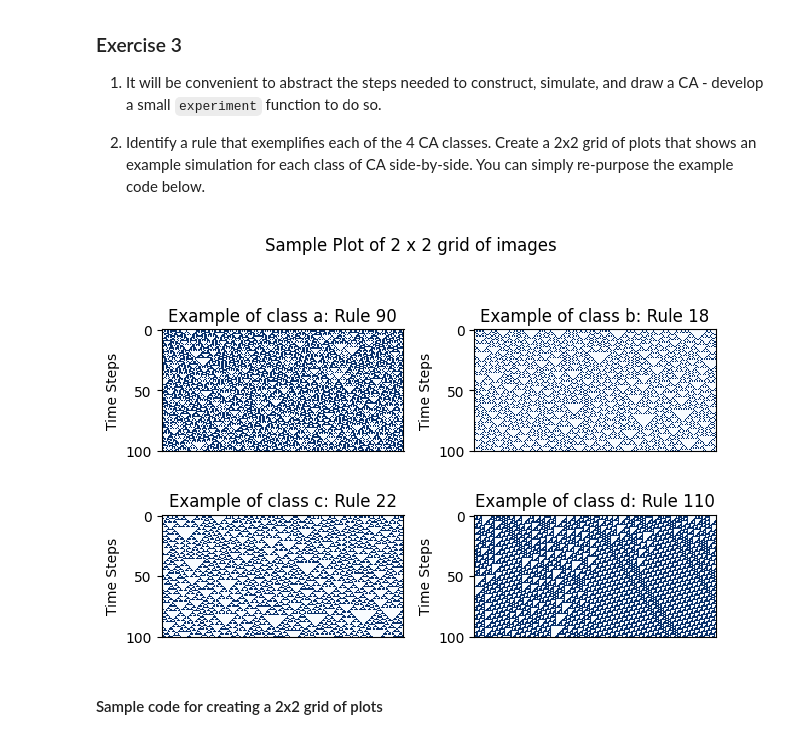
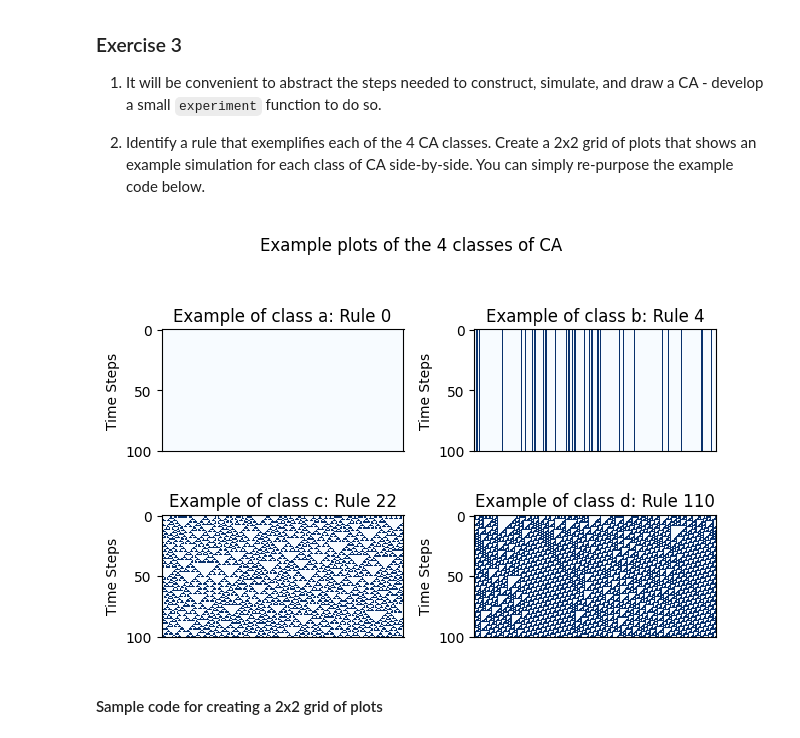
Before and after one commit to SehajCodes/cap-comp215, a Jupyter notebook: labs/lab05-CA-1D.ipynb, the cells around one changed output. Saved outputs shown, nothing was run; the diff lists cells and outputs as text; code cells hidden in the pictures.

```diff
--- a/labs/lab05-CA-1D.ipynb
+++ b/labs/lab05-CA-1D.ipynb
@@ -208,35 +208,35 @@ Wolfram identifies 4 "classes" of Elementary Cellular Automata:
 # Solution for Ex. 3 here...
 
 rules = {"a": 0, "b": 4, "c": 22, "d": 110}
 
 # def experiment(rule, n_steps, start_state=single_centre_array(200)):
 def experiment(rule, n_steps, start_state=random_array(200, 0.5)):
   idk = Cell1D(rule, start_state)
   idk.simulate(n_steps)
   # idk.draw()
   return idk.states
 
 experiments = {}
 
 for key in rules.keys():
   experiments[key] = experiment(rules[key], 100)
 
 # print(experiments)
 
 def axes_layout(nrows=1, ncols=1, fig_title=None, **kwargs):
   """ layout nrows x ncols axes with sensible defaults.  kwargs passed directly to `plt.subplots()`"""
   kwargs = {**dict(layout='tight'), **kwargs}
   fig, axes = plt.subplots(nrows=nrows, ncols=ncols, **kwargs)
   if fig_title:
       fig.suptitle(fig_title)
   return axes
 
 # Example: plot 4 plots in a 2x2 grid - plots are labelled so it's clear which is which.
-axes = axes_layout(2, 2, fig_title='Sample Plot of 2 x 2 grid of images')
+axes = axes_layout(2, 2, fig_title='Example plots of the 4 classes of CA')
 for ax, title in zip(axes.flat, rules.keys()):
     plot_ca(experiments[title], axes=ax, title=f'Example of class {title}: Rule {rules[title]}')
 # %% [output]
-[figure, old version]
+[figure, new version]
 # %% [markdown]
 #### Sample code for creating a 2x2 grid of plots
 # %%
```
Also changed, not shown: parts of 3 cells of this notebook.
